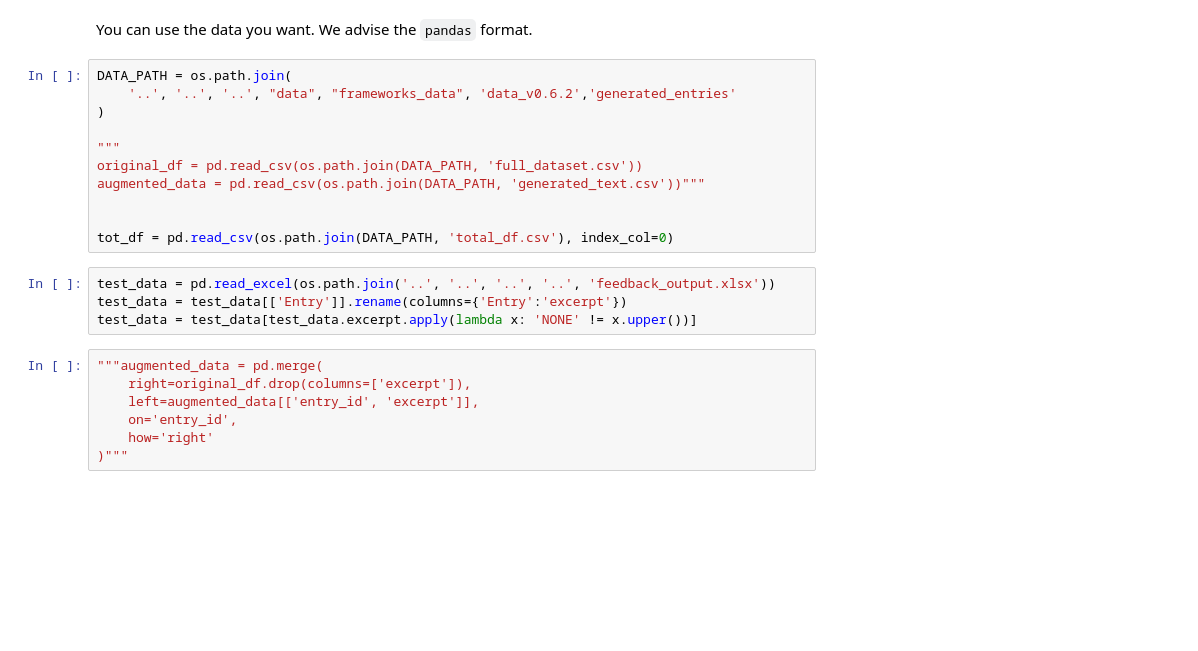
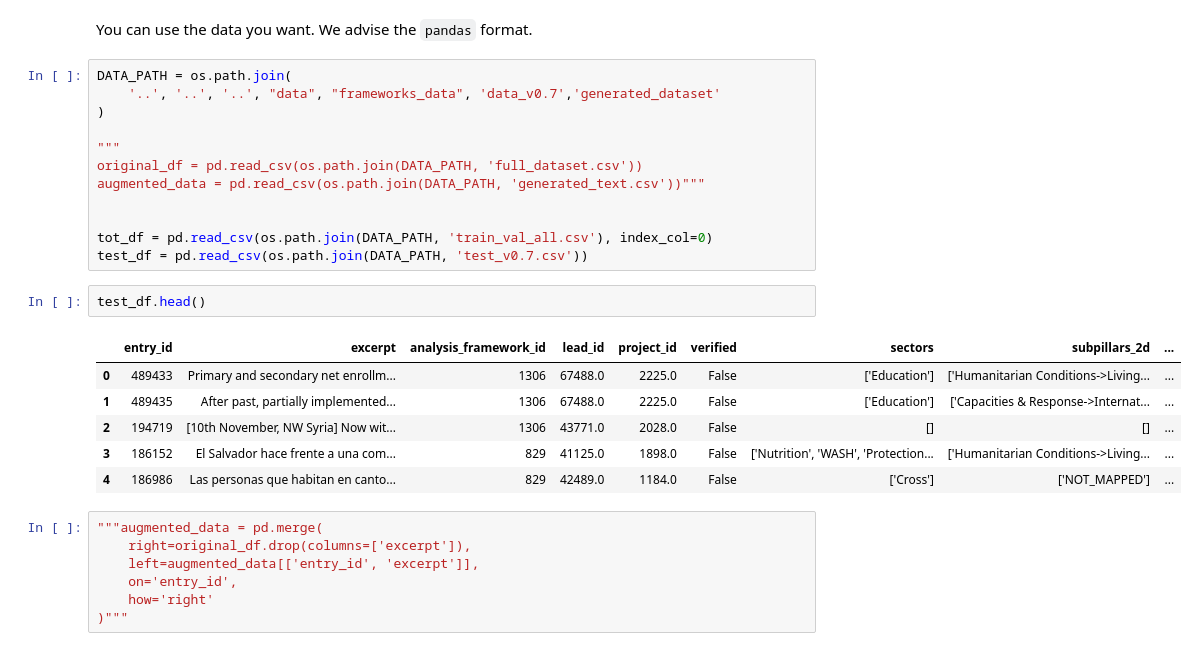
Before and after one commit to the-deep/deep-experiments, a Jupyter notebook: notebooks/models/selim/pl-training-mlflow.ipynb, the cells around one changed output. Cells and saved outputs as stored; diff of their text form; blank space fills up the shorter version.

Commit message:
add training + testing notebooks

```diff
--- a/notebooks/models/selim/pl-training-mlflow.ipynb
+++ b/notebooks/models/selim/pl-training-mlflow.ipynb
@@ -57,7 +57,7 @@ from deep.utils import *
 You can use the data you want. We advise the `pandas` format.
 # %%
 DATA_PATH = os.path.join(
-    '..', '..', '..', "data", "frameworks_data", 'data_v0.6.2','generated_entries'
+    '..', '..', '..', "data", "frameworks_data", 'data_v0.7','generated_dataset'
 )
 
 """
@@ -65,11 +65,17 @@ original_df = pd.read_csv(os.path.join(DATA_PATH, 'full_dataset.csv'))
 augmented_data = pd.read_csv(os.path.join(DATA_PATH, 'generated_text.csv'))"""
 
 
-tot_df = pd.read_csv(os.path.join(DATA_PATH, 'total_df.csv'), index_col=0)
+tot_df = pd.read_csv(os.path.join(DATA_PATH, 'train_val_all.csv'), index_col=0)
+test_df = pd.read_csv(os.path.join(DATA_PATH, 'test_v0.7.csv'))
-# %%
-test_data = pd.read_excel(os.path.join('..', '..', '..', '..', 'feedback_output.xlsx'))
-test_data = test_data[['Entry']].rename(columns={'Entry':'excerpt'})
-test_data = test_data[test_data.excerpt.apply(lambda x: 'NONE' != x.upper())]
+# %%
+test_df.head()
+# %% [output]
+|  | entry_id | excerpt | analysis_framework_id | lead_id | project_id | verified | sectors | subpillars_2d | ... |
+| 0 | 489433 | Primary and secondary net enrollm... | 1306 | 67488.0 | 2225.0 | False | ['Education'] | ['Humanitarian Conditions->Living... | ... |
+| 1 | 489435 | After past, partially implemented... | 1306 | 67488.0 | 2225.0 | False | ['Education'] | ['Capacities & Response->Internat... | ... |
+| 2 | 194719 | [10th November, NW Syria] Now wit... | 1306 | 43771.0 | 2028.0 | False | [] | [] | ... |
+| 3 | 186152 | El Salvador hace frente a una com... | 829 | 41125.0 | 1898.0 | False | ['Nutrition', 'WASH', 'Protection... | ['Humanitarian Conditions->Living... | ... |
+| 4 | 186986 | Las personas que habitan en canto... | 829 | 42489.0 | 1184.0 | False | ['Cross'] | ['NOT_MAPPED'] | ... |
 # %%
 """augmented_data = pd.merge(
     right=original_df.drop(columns=['excerpt']),
```
Also changed, not shown: parts of 7 cells of this notebook, 1 other file.
